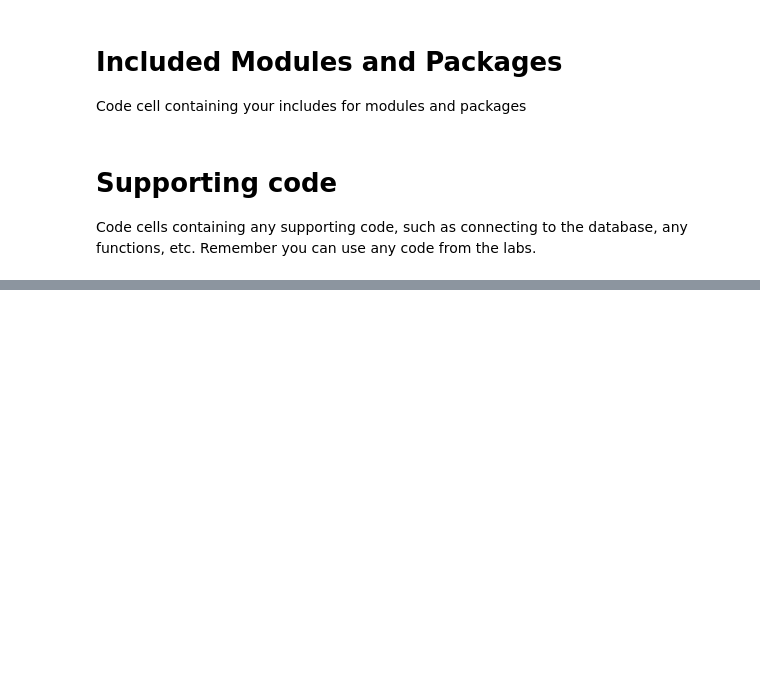
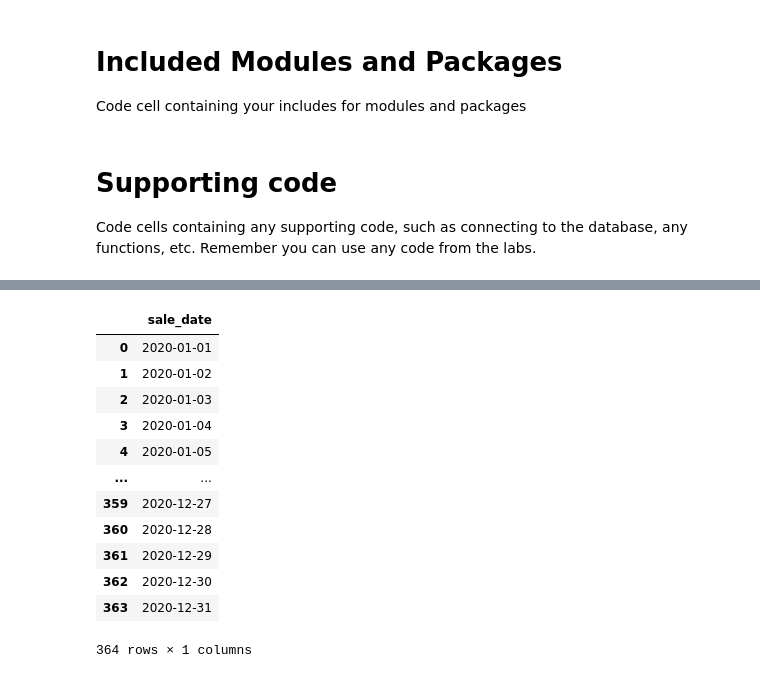
Before and after one commit to mids-w205/project-1-henrydinhucb, a Jupyter notebook: project_1_1.ipynb, the cells around one changed output, grey strips where cells are left out. Cells and saved outputs as stored; diff of their text form; code cells hidden in the pictures; blank space fills up the shorter version.

```diff
--- a/project_1_1.ipynb
+++ b/project_1_1.ipynb
@@ -108,6 +108,32 @@ df
 # %% [output]
 |  | total_sales_dollars | total_sales_million_dollars | total_number_of_sales | average_dollar_amount_per_sale |
 | 0 | 98739408 | 98.7 | 1537617 | 64.22 |
+# %%
+rollback_before_flag = True
+rollback_after_flag = True
+
+query = """
+
+SELECT distinct sale_date from sales ORDER BY sale_date
+
+"""
+
+df = my_select_query_pandas(query, rollback_before_flag, rollback_after_flag)
+df
+# %% [output]
+|  | sale_date |
+| 0 | 2020-01-01 |
+| 1 | 2020-01-02 |
+| 2 | 2020-01-03 |
+| 3 | 2020-01-04 |
+| 4 | 2020-01-05 |
+| ... | ... |
+| 359 | 2020-12-27 |
+| 360 | 2020-12-28 |
+| 361 | 2020-12-29 |
+| 362 | 2020-12-30 |
+| 363 | 2020-12-31 |
+364 rows × 1 columns
 # %% [markdown]
 # 1.1.2 Total sales as a dollar amount, total number of sales, average dollar amount per sale by store
 
```
